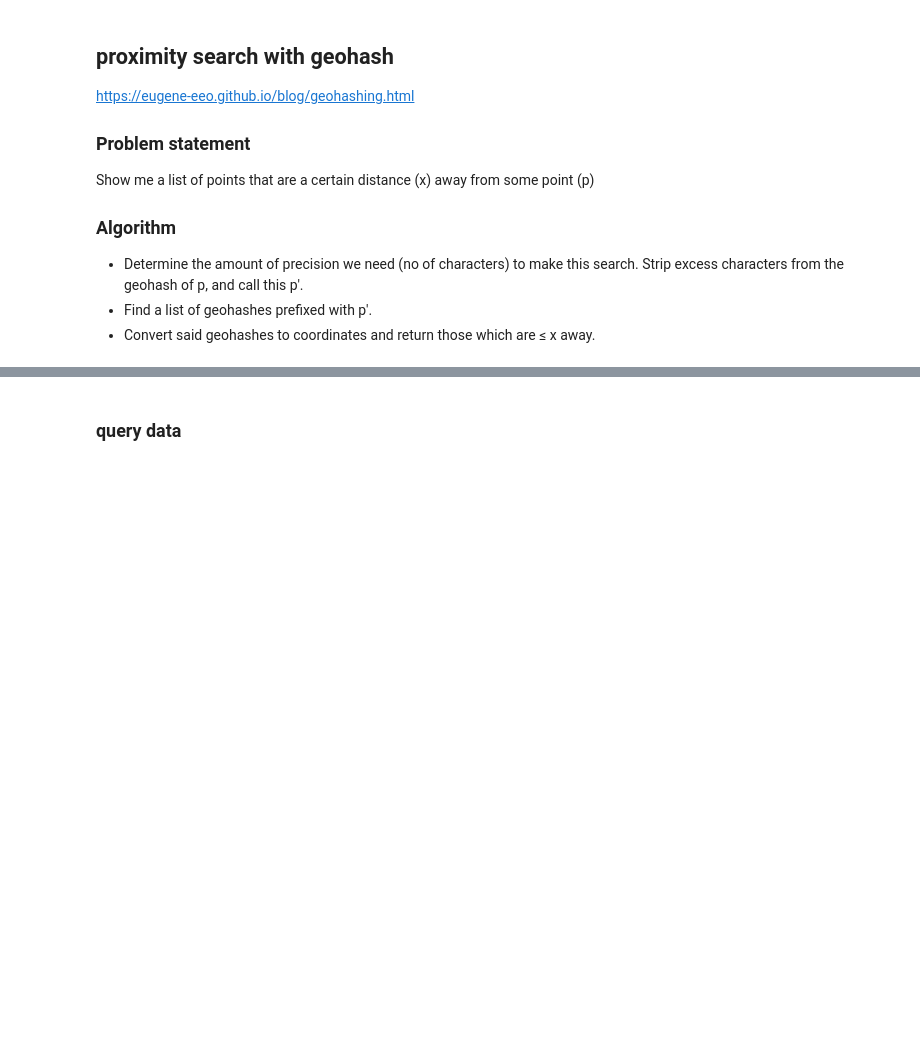
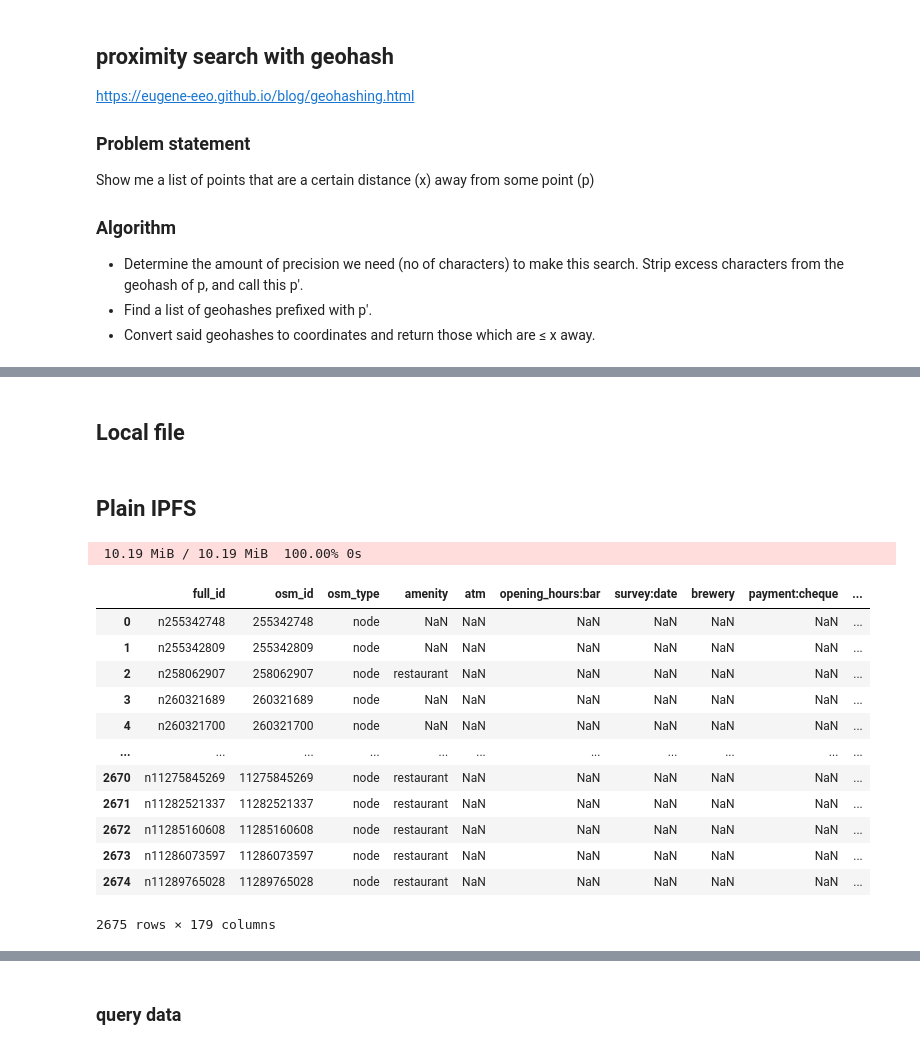
Before and after one commit to easierdata/geohash-cid, a Jupyter notebook: notebooks/spatial_query_comparison.ipynb, the cells around one changed output, grey strips where cells are left out. Saved outputs shown, nothing was run; the diff lists cells and outputs as text; code cells hidden in the pictures; blank space fills up the shorter version.

```diff
--- a/notebooks/spatial_query_comparison.ipynb
+++ b/notebooks/spatial_query_comparison.ipynb
@@ -12,0 +30,2 @@ Show me a list of points that are a certain distance (x) away from some point (p
+# %% [markdown]
+## Local file
@@ -12,0 +34,2 @@ Show me a list of points that are a certain distance (x) away from some point (p
+# %% [markdown]
+## Plain IPFS
@@ -12,0 +38,20 @@ Show me a list of points that are a certain distance (x) away from some point (p
+# %%
+original_gdf = ipfs_get_feature(cid)
+# %% [output]
+ 10.19 MiB / 10.19 MiB  100.00% 0s
+# %%
+original_gdf
+# %% [output]
+|  | full_id | osm_id | osm_type | amenity | atm | opening_hours:bar | survey:date | brewery | payment:cheque | ... |
+| 0 | n255342748 | 255342748 | node | NaN | NaN | NaN | NaN | NaN | NaN | ... |
+| 1 | n255342809 | 255342809 | node | NaN | NaN | NaN | NaN | NaN | NaN | ... |
+| 2 | n258062907 | 258062907 | node | restaurant | NaN | NaN | NaN | NaN | NaN | ... |
+| 3 | n260321689 | 260321689 | node | NaN | NaN | NaN | NaN | NaN | NaN | ... |
+| 4 | n260321700 | 260321700 | node | NaN | NaN | NaN | NaN | NaN | NaN | ... |
+| ... | ... | ... | ... | ... | ... | ... | ... | ... | ... | ... |
+| 2670 | n11275845269 | 11275845269 | node | restaurant | NaN | NaN | NaN | NaN | NaN | ... |
+| 2671 | n11282521337 | 11282521337 | node | restaurant | NaN | NaN | NaN | NaN | NaN | ... |
+| 2672 | n11285160608 | 11285160608 | node | restaurant | NaN | NaN | NaN | NaN | NaN | ... |
+| 2673 | n11286073597 | 11286073597 | node | restaurant | NaN | NaN | NaN | NaN | NaN | ... |
+| 2674 | n11289765028 | 11289765028 | node | restaurant | NaN | NaN | NaN | NaN | NaN | ... |
+2675 rows × 179 columns
```
Also changed, not shown: parts of 67 cells of this notebook, 7 other files.
